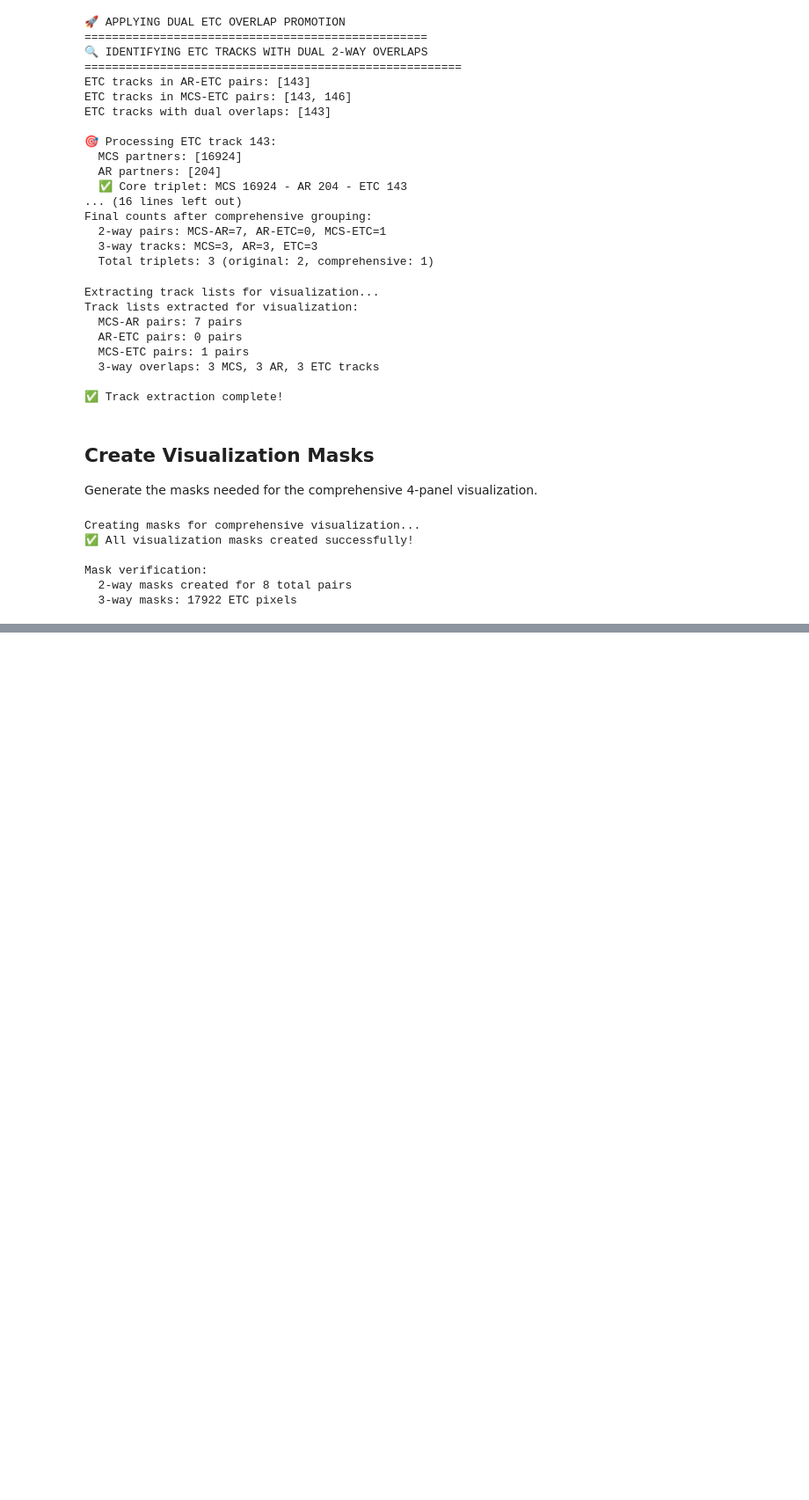
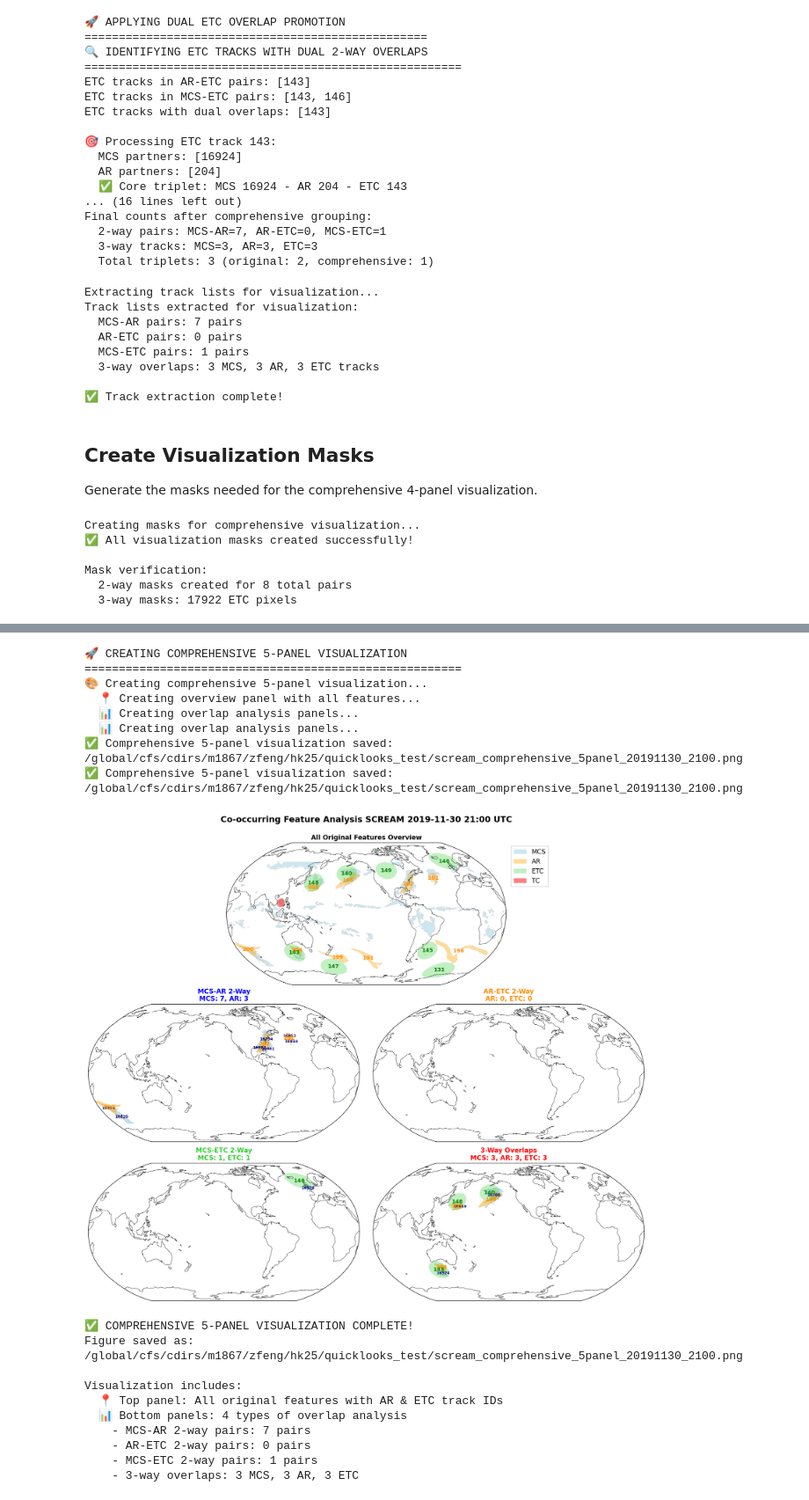
Before and after one commit to WACCEM/gsrm_cooccurrencefeature, a Jupyter notebook: test_id_cooccurrence_v2.ipynb, the cells around one changed output, grey strips where cells are left out. Shown at 88% size. Saved outputs shown, nothing was run; the diff lists cells and outputs as text; code cells hidden in the pictures; blank space fills up the shorter version.

Commit message:
Updated visualization.
Added a new function to plot 5-panel visualization for all original features and 4 overlap features.

```diff
--- a/test_id_cooccurrence_v2.ipynb
+++ b/test_id_cooccurrence_v2.ipynb
@@ -1406,0 +1519,55 @@ COMPREHENSIVE ANALYSIS SUMMARY:
+# %%
+# CREATE COMPREHENSIVE 5-PANEL VISUALIZATION
+print("🚀 CREATING COMPREHENSIVE 5-PANEL VISUALIZATION")
+print("="*55)
+
+time_label = _time.dt.strftime('%Y-%m-%d %H:%M UTC').item()
+datetime_string = _time.dt.strftime('%Y%m%d_%H%M').item()
+title_suffix = f"Co-occurring Feature Analysis {source_name.upper()} {time_label}"
+
+# Call the comprehensive visualization function
+fig_5panel, save_path_5panel = create_comprehensive_5panel_visualization(
+    ds=_ds,
+    mcs_ar_pairs_2way=mcs_ar_pairs_2way_only,
+    ar_etc_pairs_2way=ar_etc_pairs_2way_only,
+    mcs_etc_pairs_2way=mcs_etc_pairs_2way_only,
+    mcs_tracks_3way=mcs_tracks_with_ar_etc_overlap,
+    ar_tracks_3way=ar_tracks_with_mcs_etc_overlap,
+    etc_tracks_3way=etc_tracks_with_mcs_ar_overlap,
+    figdir=figdir,
+    source_name=source_name,
+    datetime_string=datetime_string,
+    title_suffix=title_suffix,
+)
+
+plt.show()
+
+print(f"\n✅ COMPREHENSIVE 5-PANEL VISUALIZATION COMPLETE!")
+print(f"Figure saved as: {save_path_5panel}")
+print(f"\nVisualization includes:")
+print(f"  📍 Top panel: All original features with AR & ETC track IDs")
+print(f"  📊 Bottom panels: 4 types of overlap analysis")
+print(f"    - MCS-AR 2-way pairs: {len(mcs_ar_pairs_2way_only)} pairs")
+print(f"    - AR-ETC 2-way pairs: {len(ar_etc_pairs_2way_only)} pairs")
+print(f"    - MCS-ETC 2-way pairs: {len(mcs_etc_pairs_2way_only)} pairs")
+print(f"    - 3-way overlaps: {len(mcs_tracks_with_ar_etc_overlap)} MCS, {len(ar_tracks_with_mcs_etc_overlap)} AR, {len(etc_tracks_with_mcs_ar_overlap)} ETC")
+# %% [output]
+🚀 CREATING COMPREHENSIVE 5-PANEL VISUALIZATION
+=======================================================
+🎨 Creating comprehensive 5-panel visualization...
+  📍 Creating overview panel with all features...
+  📊 Creating overlap analysis panels...
+  📊 Creating overlap analysis panels...
+✅ Comprehensive 5-panel visualization saved: /global/cfs/cdirs/m1867/zfeng/hk25/quicklooks_test/scream_comprehensive_5panel_20191130_2100.png
+✅ Comprehensive 5-panel visualization saved: /global/cfs/cdirs/m1867/zfeng/hk25/quicklooks_test/scream_comprehensive_5panel_20191130_2100.png
+[figure, added]
+✅ COMPREHENSIVE 5-PANEL VISUALIZATION COMPLETE!
+Figure saved as: /global/cfs/cdirs/m1867/zfeng/hk25/quicklooks_test/scream_comprehensive_5panel_20191130_2100.png
+
+Visualization includes:
+  📍 Top panel: All original features with AR & ETC track IDs
+  📊 Bottom panels: 4 types of overlap analysis
+    - MCS-AR 2-way pairs: 7 pairs
+    - AR-ETC 2-way pairs: 0 pairs
+    - MCS-ETC 2-way pairs: 1 pairs
+    - 3-way overlaps: 3 MCS, 3 AR, 3 ETC
```
Also changed, not shown: parts of 5 cells of this notebook.
